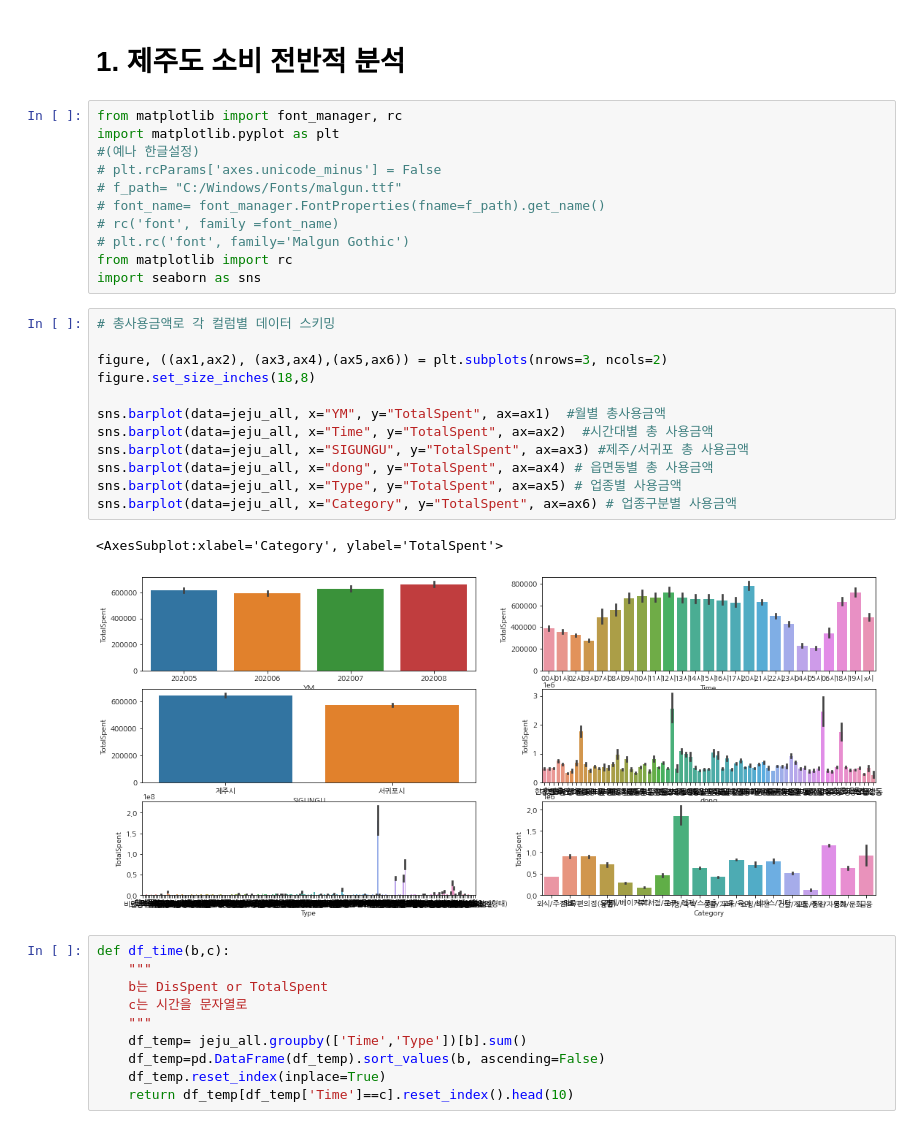
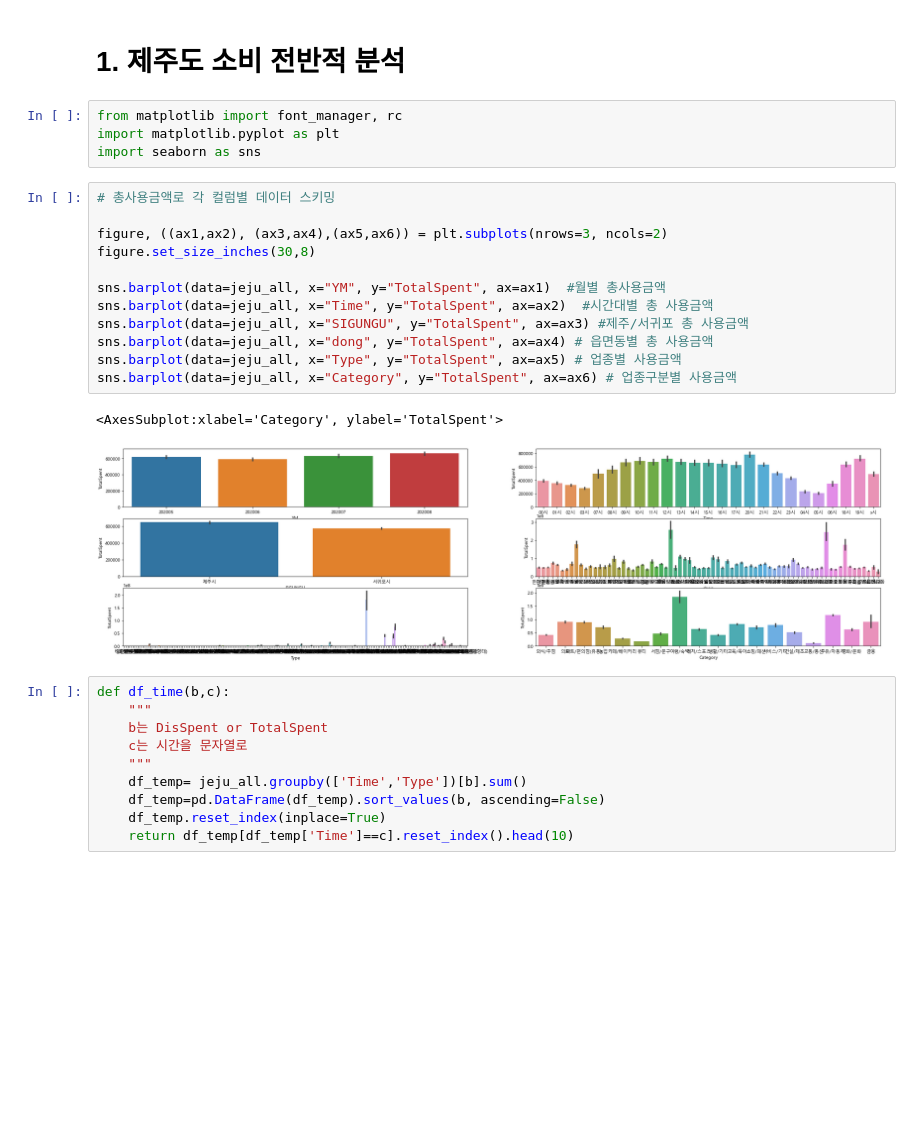
Before and after one commit to Yenabeam/JejuEda_DACON, a Jupyter notebook: 3. results/jeju_consumption_eda.ipynb, the cells around one changed output. Cells and saved outputs as stored; diff of their text form; blank space fills up the shorter version.

```diff
--- a/3. results/jeju_consumption_eda.ipynb
+++ b/3. results/jeju_consumption_eda.ipynb
@@ -46,29 +54,22 @@ jeju_all.tail(3)
 # %%
 from matplotlib import font_manager, rc
 import matplotlib.pyplot as plt
-#(예나 한글설정)
-# plt.rcParams['axes.unicode_minus'] = False
-# f_path= "C:/Windows/Fonts/malgun.ttf"
-# font_name= font_manager.FontProperties(fname=f_path).get_name()
-# rc('font', family =font_name)
-# plt.rc('font', family='Malgun Gothic')
-from matplotlib import rc
 import seaborn as sns
 # %%
 # 총사용금액로 각 컬럼별 데이터 스키밍
 
 figure, ((ax1,ax2), (ax3,ax4),(ax5,ax6)) = plt.subplots(nrows=3, ncols=2)
-figure.set_size_inches(18,8)
+figure.set_size_inches(30,8)
 
 sns.barplot(data=jeju_all, x="YM", y="TotalSpent", ax=ax1)  #월별 총사용금액
 sns.barplot(data=jeju_all, x="Time", y="TotalSpent", ax=ax2)  #시간대별 총 사용금액
 sns.barplot(data=jeju_all, x="SIGUNGU", y="TotalSpent", ax=ax3) #제주/서귀포 총 사용금액
 sns.barplot(data=jeju_all, x="dong", y="TotalSpent", ax=ax4) # 읍면동별 총 사용금액
 sns.barplot(data=jeju_all, x="Type", y="TotalSpent", ax=ax5) # 업종별 사용금액
 sns.barplot(data=jeju_all, x="Category", y="TotalSpent", ax=ax6) # 업종구분별 사용금액
 # %% [output]
 <AxesSubplot:xlabel='Category', ylabel='TotalSpent'>
-[figure, old version]
+[figure, new version]
 # %%
 def df_time(b,c):
     """
```
Also changed, not shown: parts of 2 cells of this notebook.
